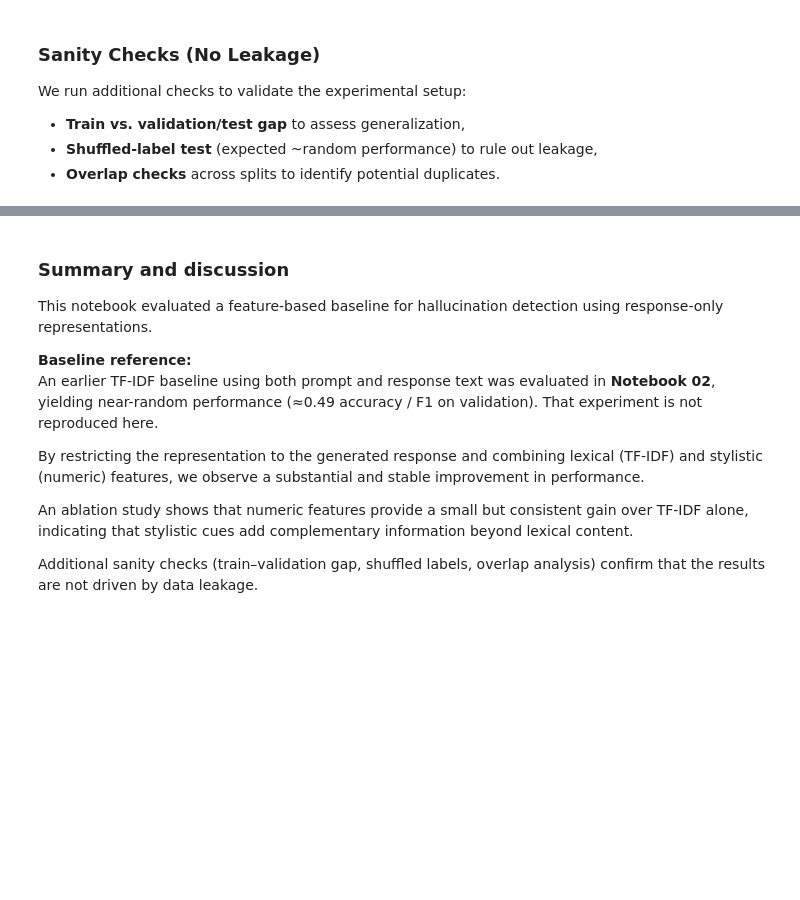
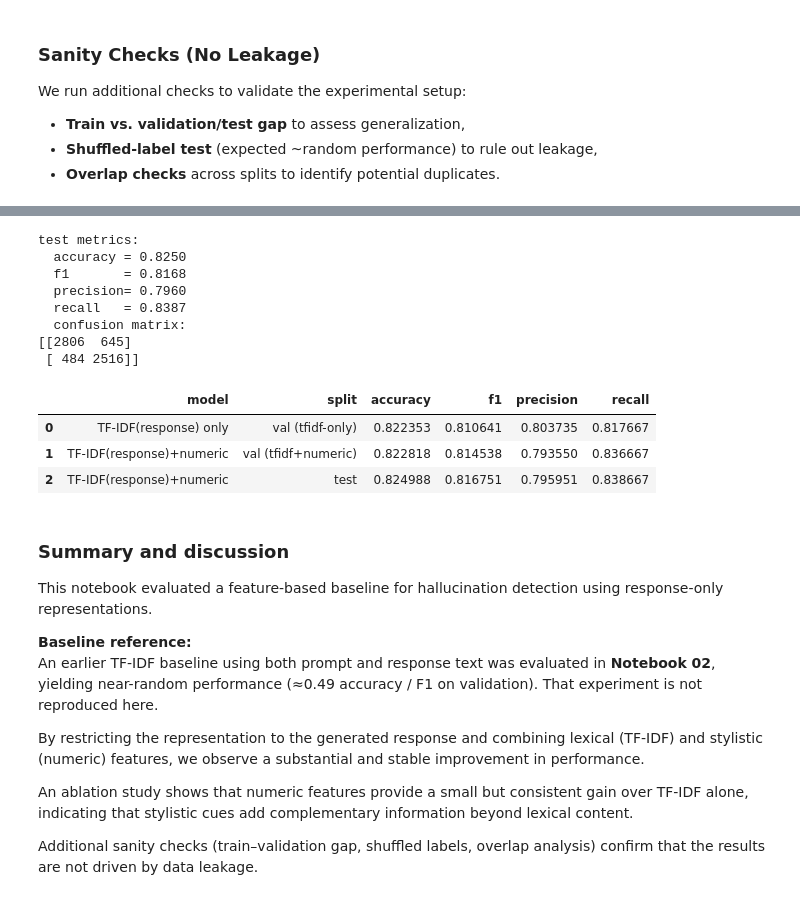
Before and after one commit to avivzie/hallu-detect, a Jupyter notebook: notebooks/03_feature_based_models.ipynb, the cells around one changed output, grey strips where cells are left out. Cells and saved outputs as stored; diff of their text form; code cells hidden in the pictures; blank space fills up the shorter version.

```diff
--- a/notebooks/03_feature_based_models.ipynb
+++ b/notebooks/03_feature_based_models.ipynb
@@ -106,0 +193,24 @@ test_full = evaluate_split("test", pipe_full, test_feat, test_feat["label"])
+# %%
+# ----------------------------
+# Data for modeling (single source of truth)
+# ----------------------------
+
+# Ensure we are using the feature-augmented DataFrames
+train_feat = add_numeric_feature_columns(train_df, response_col="response")
+val_feat   = add_numeric_feature_columns(val_df, response_col="response")
+test_feat  = add_numeric_feature_columns(test_df, response_col="response")
+
+numeric_feature_cols = get_numeric_feature_cols(train_feat)
+
+# X/y splits
+X_train = train_feat
+y_train = train_feat["label"].astype(int)
+
+X_val = val_feat
+y_val = val_feat["label"].astype(int)
+
+X_test = test_feat
+y_test = test_feat["label"].astype(int)
+
+print("Shapes:", X_train.shape, X_val.shape, X_test.shape)
+print("Numeric features:", len(numeric_feature_cols))
@@ -154,3 +344,30 @@ print("Exact pair overlap train->test:", len(train_pairs & test_pairs) / max(len
+# %%
+# Build a consistent results table from objects we know exist
+# (val_only, val_full) and compute test_full if needed.
+
+# Compute test metrics for the full model (tfidf+numeric)
+test_full = evaluate_split("test", pipe_full, X_test, y_test)
+
+df = pd.DataFrame([
+    {"model": "TF-IDF(response) only",      **val_only.as_dict()},
+    {"model": "TF-IDF(response)+numeric",   **val_full.as_dict()},
+    {"model": "TF-IDF(response)+numeric",   **test_full.as_dict()},
+])
+
+df[["model", "split", "accuracy", "f1", "precision", "recall"]]
+# %% [output]
+test metrics:
+  accuracy = 0.8250
+  f1       = 0.8168
+  precision= 0.7960
+  recall   = 0.8387
+  confusion matrix:
+[[2806  645]
+ [ 484 2516]]
+|  | model | split | accuracy | f1 | precision | recall |
+| 0 | TF-IDF(response) only | val (tfidf-only) | 0.822353 | 0.810641 | 0.803735 | 0.817667 |
+| 1 | TF-IDF(response)+numeric | val (tfidf+numeric) | 0.822818 | 0.814538 | 0.793550 | 0.836667 |
+| 2 | TF-IDF(response)+numeric | test | 0.824988 | 0.816751 | 0.795951 | 0.838667 |
 # %% [markdown]
 ### Summary and discussion
 
```
Also changed, not shown: parts of 15 cells of this notebook, 3 other files.
